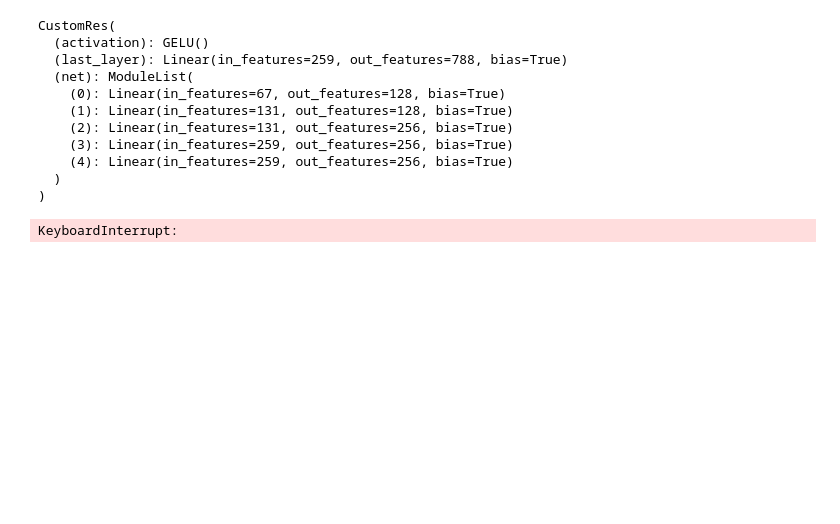
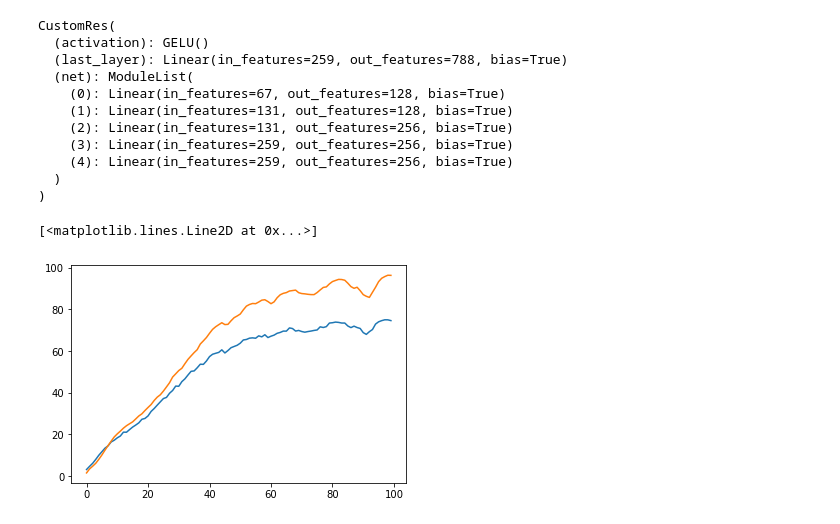
Before and after one commit to Abdigal1/belugas_classification, a Jupyter notebook: notebooks/models2.ipynb, the cells around one changed output. Cells and saved outputs as stored; diff of their text form; code cells hidden in the pictures; blank space fills up the shorter version.

```diff
--- a/notebooks/models2.ipynb
+++ b/notebooks/models2.ipynb
@@ -36,7 +38,7 @@ class CustomRes(nn.Module):
 
 
     def forward(self, x):
-        vp = x[:,-3:]
+        vp = torch.clone(x[:,-3:])
         for i, l in enumerate(self.net):
             #print(i)
             if i==0:
@@ -53,8 +55,17 @@ class CustomRes(nn.Module):
             x = torch.sigmoid(x)
 
         return x
+
+    def eval(self):
+        self.train(False)
+        for i in self.b_list:
+            i.train(False)
+    def cust_train(self):
+        self.train(True)
+        for i in self.b_list:
+            i.train(True)
 # %%
-mod = CustomRes(67, 788, [128, 128, 256, 256, 256], nn.GELU(), batch_norm=False)
+mod = CustomRes(67, 788, [128, 128, 256, 256, 256], nn.GELU(), batch_norm=True)
 print(mod)
 # %% [output]
 CustomRes(
@@ -69,6 +80,10 @@ CustomRes(
   )
 )
 # %%
-eo = train(a, mod, ep=50)
+eo = train(a, mod, ep=100, save=True, prefix="res_met_1_static")
-# %% [output]
-KeyboardInterrupt:
+# %%
+plt.plot(eo['acc'])
+plt.plot(eo['train_acc'])
+# %% [output]
+[<matplotlib.lines.Line2D at 0x...>]
+[figure, added]
```
Also changed, not shown: parts of 1 cell of this notebook, 4 other files.
